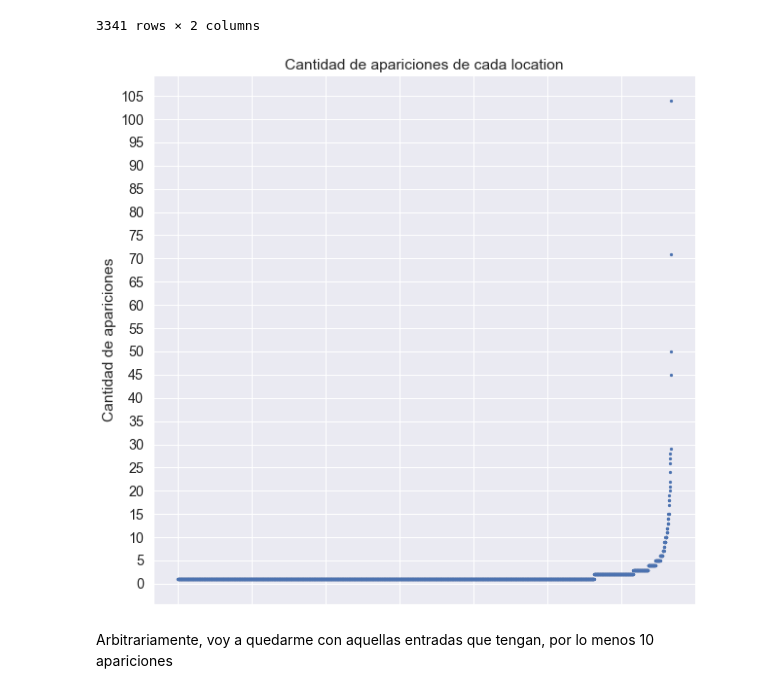
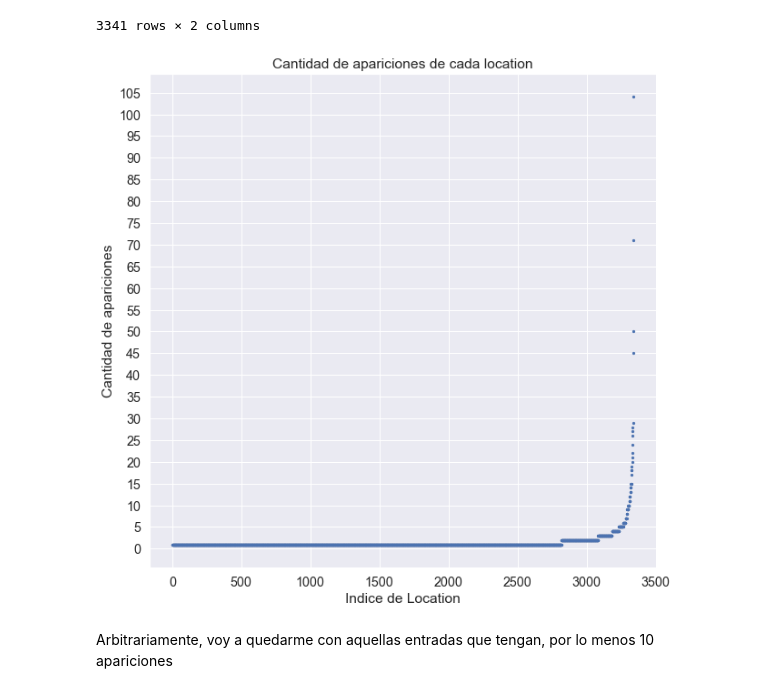
Before and after one commit to yuquimura/Trabajo-Practico-1, a Jupyter notebook: notebooks/Analisis Exploratorio Brian.ipynb, the cells around one changed output. Cells and saved outputs as stored; diff of their text form; code cells hidden in the pictures.

Commit message:
Update Analisis Exploratorio Brian.ipynb
Nuevos labels para 2 graficos

```diff
--- a/notebooks/Analisis Exploratorio Brian.ipynb
+++ b/notebooks/Analisis Exploratorio Brian.ipynb
@@ -354,7 +402,8 @@ metricas interesantes
 locationData = locationData[['location','target']]
 locationData.loc[:, 'cantidad_de_apariciones'] = 1
 locationData = locationData.groupby("location").agg({'target':'mean','cantidad_de_apariciones':'count'})
-locationData.sort_values('cantidad_de_apariciones',inplace = True)
+locationData.sort_values('cantidad_de_apariciones',
+                         inplace = True)
 locationData
 # %% [output]
 |  | target | cantidad_de_apariciones |
@@ -379,16 +428,18 @@ locationData
 # %%
 #Grafico de la distribucion de la cantidad de repeticiones de cada location
 auxiliar = locationData.reset_index(inplace = False)
 fig= plt.figure(figsize=(10,10))
 plt.ylabel("Cantidad de apariciones")
 plt.title("Cantidad de apariciones de cada location")
-plt.tick_params(
-    axis='x',          # changes apply to the x-axis
-    labelbottom=False) # labels along the bottom edge are off
-plt.yticks(np.arange(0, 110, step=5))
-s = plt.scatter(auxiliar.index, locationData['cantidad_de_apariciones'], s = 5)
+plt.yticks(np.arange(0,
+                     110,
+                     step=5))
+plt.xlabel("Indice de Location")
+s = plt.scatter(auxiliar.index,
+                locationData['cantidad_de_apariciones'],
+                s = 5)
 # %% [output]
-[figure, old version]
+[figure, new version]
 # %% [markdown]
 Arbitrariamente, voy a quedarme con aquellas entradas que tengan, por lo menos 10 apariciones
 # %%
```
Also changed, not shown: parts of 16 cells of this notebook.
